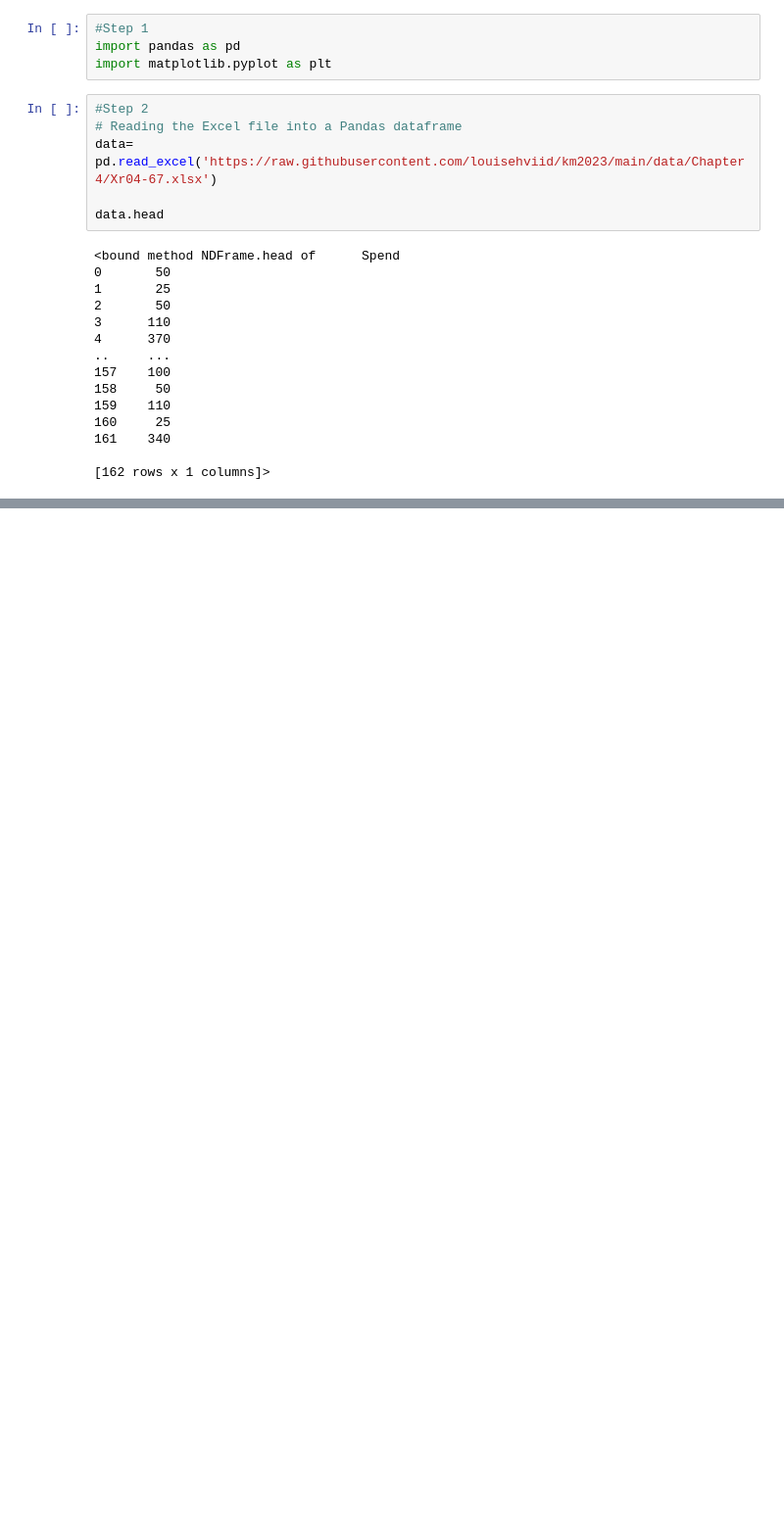
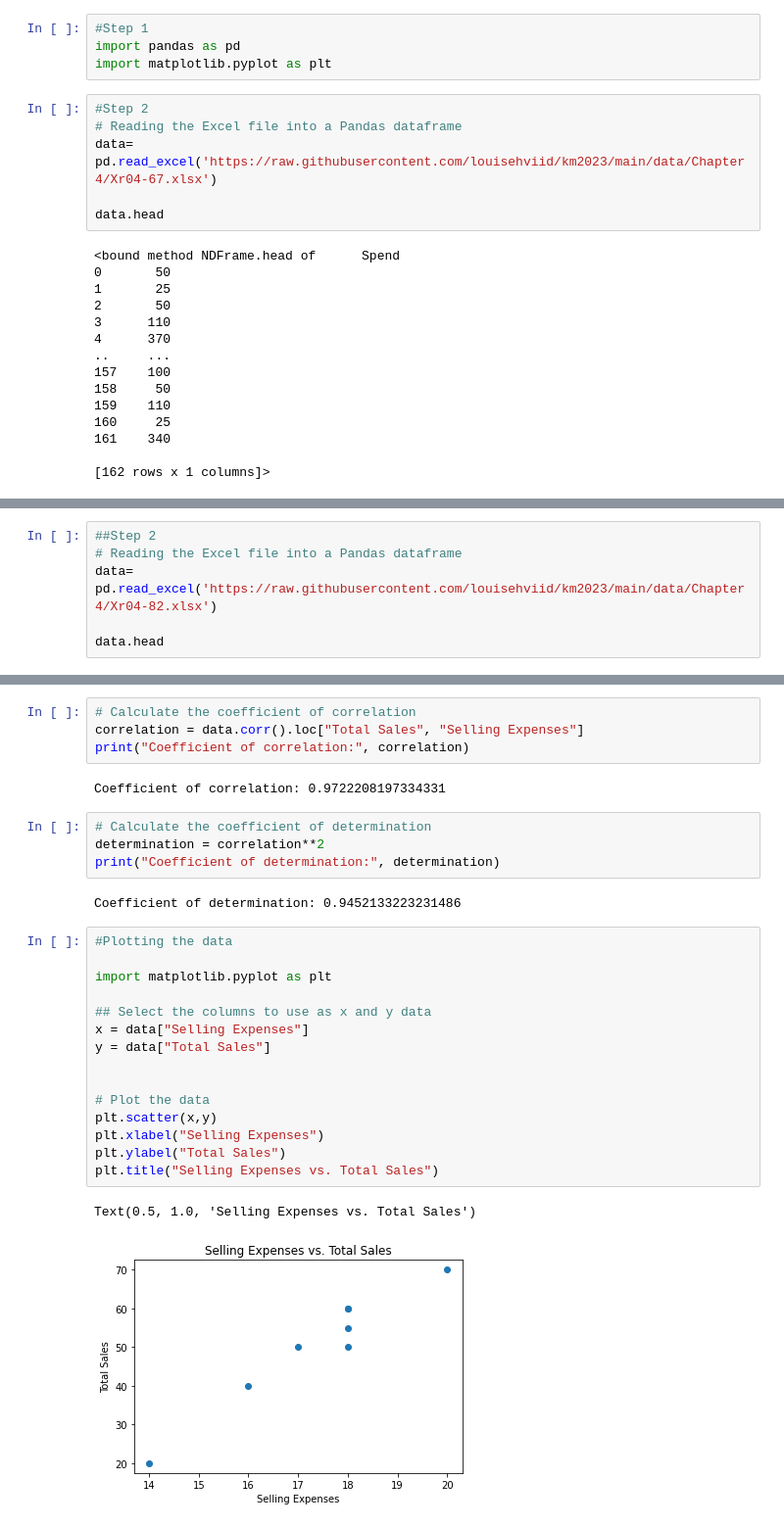
Before and after one commit to louisehviid/KM2023, a Jupyter notebook: Workshop3_descriptive_stats.ipynb, the cells around one changed output, grey strips where cells are left out. Shown: that part at 98% size. Cells and saved outputs as stored; diff of their text form; blank space fills up the shorter version.

```diff
--- a/Workshop3_descriptive_stats.ipynb
+++ b/Workshop3_descriptive_stats.ipynb
@@ -259,0 +261,6 @@ plt.show()
+# %%
+##Step 2
+# Reading the Excel file into a Pandas dataframe
+data= pd.read_excel('https://raw.githubusercontent.com/louisehviid/km2023/main/data/Chapter4/Xr04-82.xlsx')
+
+data.head
@@ -259,0 +284,30 @@ plt.show()
+# %%
+# Calculate the coefficient of correlation
+correlation = data.corr().loc["Total Sales", "Selling Expenses"]
+print("Coefficient of correlation:", correlation)
+# %% [output]
+Coefficient of correlation: 0.9722208197334331
+# %%
+# Calculate the coefficient of determination
+determination = correlation**2
+print("Coefficient of determination:", determination)
+# %% [output]
+Coefficient of determination: 0.9452133223231486
+# %%
+#Plotting the data
+
+import matplotlib.pyplot as plt
+
+## Select the columns to use as x and y data
+x = data["Selling Expenses"]
+y = data["Total Sales"]
+
+
+# Plot the data
+plt.scatter(x,y)
+plt.xlabel("Selling Expenses")
+plt.ylabel("Total Sales")
+plt.title("Selling Expenses vs. Total Sales")
+# %% [output]
+Text(0.5, 1.0, 'Selling Expenses vs. Total Sales')
+[figure, added]
```
Also changed, not shown: parts of 22 cells of this notebook.
